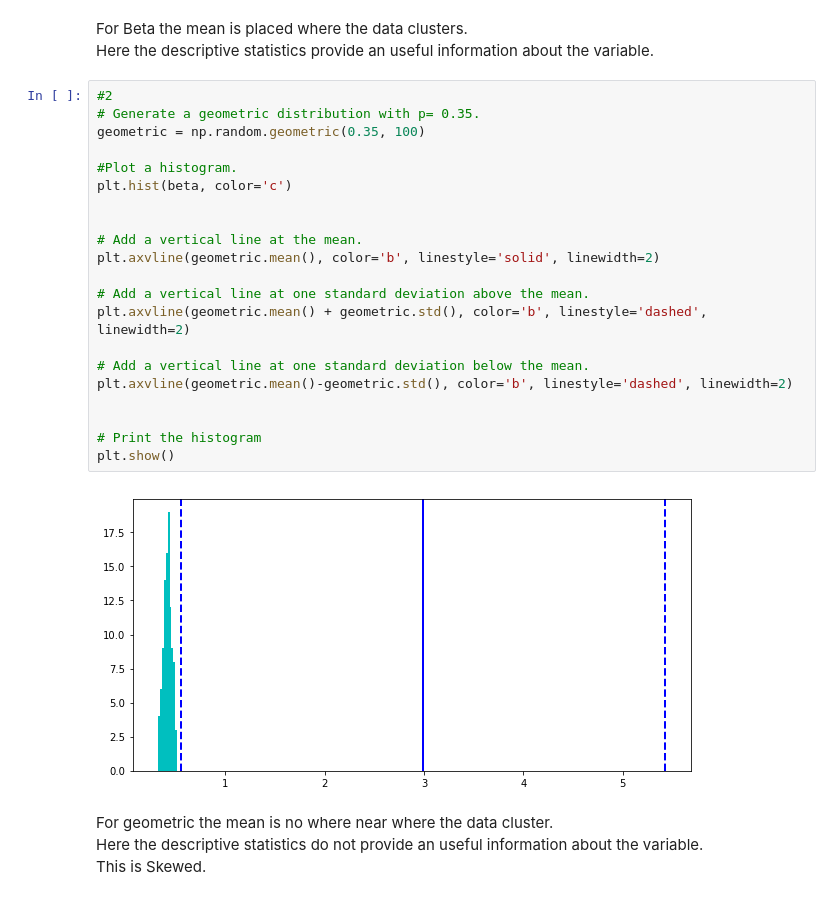
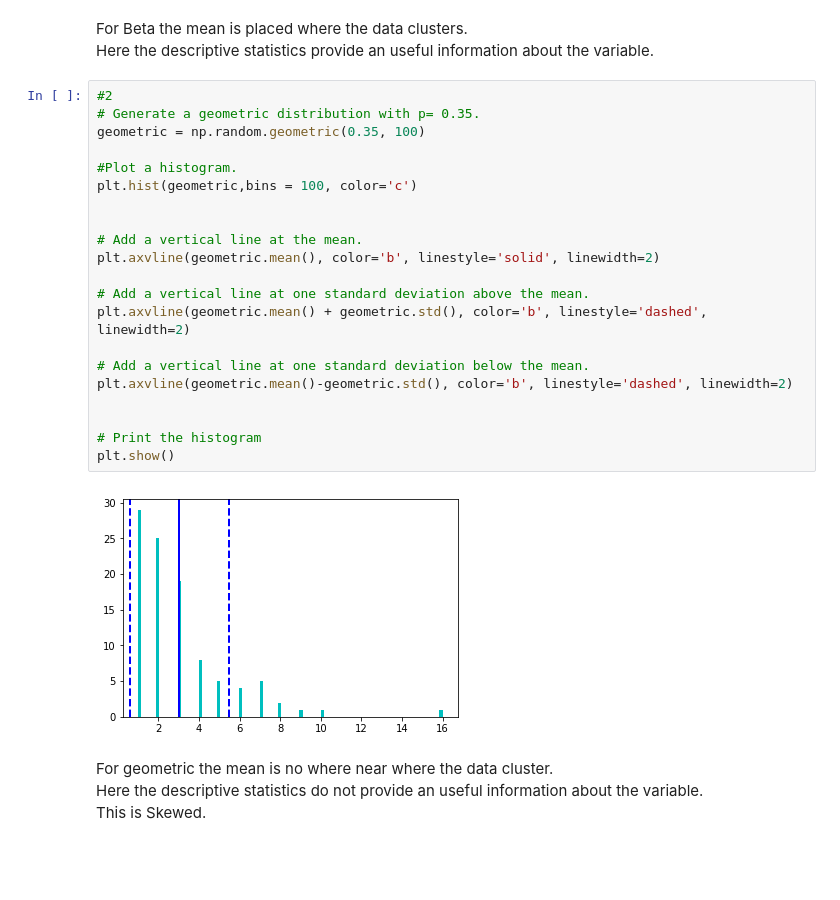
Before and after one commit to mguemon/Thinkful-, a Jupyter notebook: DrillDescriptiveStatisticsAndNormality.ipynb, the cells around one changed output. Saved outputs shown, nothing was run; the diff lists cells and outputs as text; blank space fills up the shorter version.

```diff
--- a/DrillDescriptiveStatisticsAndNormality.ipynb
+++ b/DrillDescriptiveStatisticsAndNormality.ipynb
@@ -34,26 +34,26 @@ Here the descriptive statistics provide an useful information about the variable
 # %%
 #2
 # Generate a geometric distribution with p= 0.35.
 geometric = np.random.geometric(0.35, 100)
 
 #Plot a histogram.
-plt.hist(beta, color='c')
+plt.hist(geometric,bins = 100, color='c')
 
 
 # Add a vertical line at the mean.
 plt.axvline(geometric.mean(), color='b', linestyle='solid', linewidth=2)
 
 # Add a vertical line at one standard deviation above the mean.
 plt.axvline(geometric.mean() + geometric.std(), color='b', linestyle='dashed', linewidth=2)
 
 # Add a vertical line at one standard deviation below the mean.
 plt.axvline(geometric.mean()-geometric.std(), color='b', linestyle='dashed', linewidth=2)
 
 
 # Print the histogram
 plt.show()
 # %% [output]
-[figure, old version]
+[figure, new version]
 # %% [markdown]
 For geometric the mean is no where near where the data cluster.
 Here the descriptive statistics do not provide an useful information about the variable.
```
Also changed, not shown: parts of 4 cells of this notebook, 4 other files.
